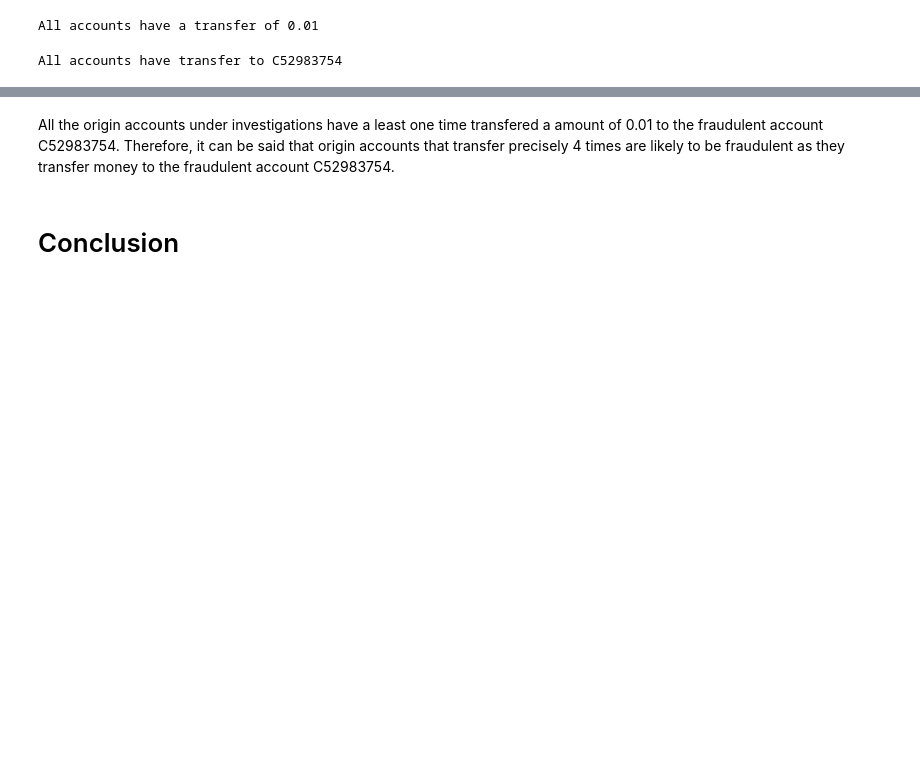
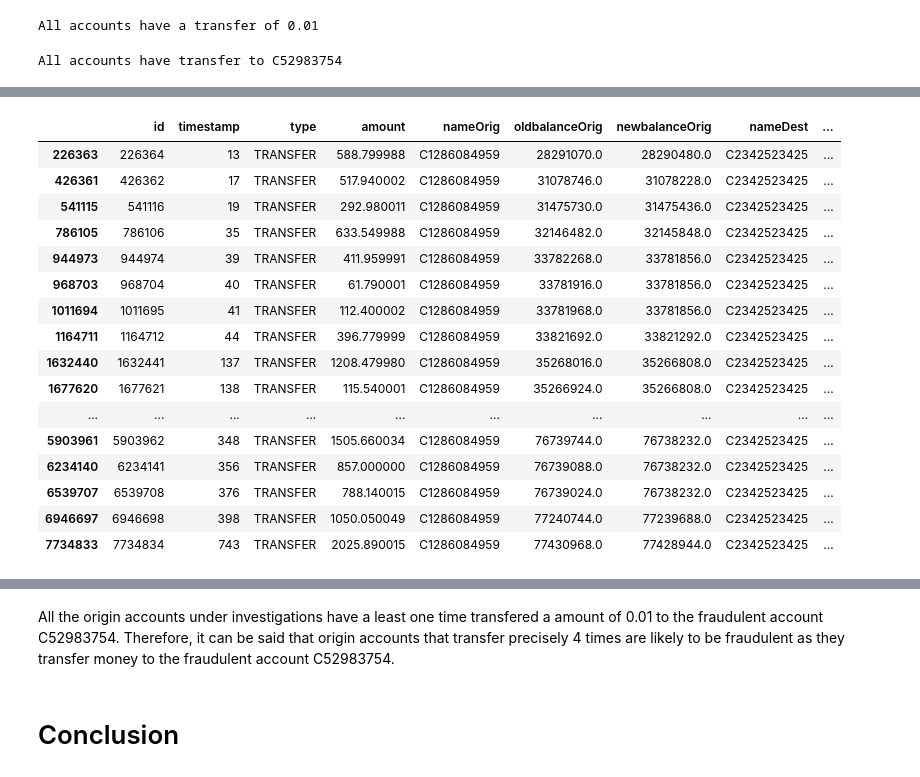
Before and after one commit to eboateng/FoDA, a Jupyter notebook: Assignment 1/Assignment1_group2.ipynb, the cells around one changed output, grey strips where cells are left out. Cells and saved outputs as stored; diff of their text form; code cells hidden in the pictures; blank space fills up the shorter version.

```diff
--- a/Assignment 1/Assignment1_group2.ipynb
+++ b/Assignment 1/Assignment1_group2.ipynb
@@ -90,15 +90,11 @@ for row in curs.execute('PRAGMA table_info(transaction_data)'):
 # %%
 ## Get the data description
 
-##convert data types of columns from string to numeric
-convert_list =["amount",
-               "oldbalanceOrig",
-               "newbalanceOrig",
-               "oldbalanceDest",
-               "newbalanceDest"]
-
 ## convert the str columns of convert_list to numeric
-df[convert_list] = df[convert_list].apply(pd.to_numeric)
+df = df.astype({"amount":"float32", "oldbalanceOrig":"float32",
+               "newbalanceOrig":"float32",
+               "oldbalanceDest":"float32",
+               "newbalanceDest":"float32"})
 
 
 data_shape = df.shape
@@ -124,8 +120,11 @@ df.plot(x='amount', y='timestamp', kind='scatter',
         figsize=(10,6),
         title='Amounts transferred over timestamps')
 
-orig_n = len(pd.unique(df['nameOrig']))
-dest_n = len(pd.unique(df['nameDest']))
+origAcc = pd.unique(df['nameOrig']).tolist()
+destAcc = pd.unique(df['nameDest']).tolist()
+
+orig_n = len(origAcc)
+dest_n = len(destAcc)
 
 
 print("\nNo.of. origin accounts :", orig_n)
@@ -569,0 +606,2 @@ All accounts have transfer to C52983754
+# %%
+df = df.drop(columns=['s_oldbalanceOrig', 's_newbalanceOrig'])
@@ -569,0 +631,20 @@ All accounts have transfer to C52983754
+# %%
+df.loc[df['nameOrig'] == 'C1286084959']
+# %% [output]
+|  | id | timestamp | type | amount | nameOrig | oldbalanceOrig | newbalanceOrig | nameDest | ... |
+| 226363 | 226364 | 13 | TRANSFER | 588.799988 | C1286084959 | 28291070.0 | 28290480.0 | C2342523425 | ... |
+| 426361 | 426362 | 17 | TRANSFER | 517.940002 | C1286084959 | 31078746.0 | 31078228.0 | C2342523425 | ... |
+| 541115 | 541116 | 19 | TRANSFER | 292.980011 | C1286084959 | 31475730.0 | 31475436.0 | C2342523425 | ... |
+| 786105 | 786106 | 35 | TRANSFER | 633.549988 | C1286084959 | 32146482.0 | 32145848.0 | C2342523425 | ... |
+| 944973 | 944974 | 39 | TRANSFER | 411.959991 | C1286084959 | 33782268.0 | 33781856.0 | C2342523425 | ... |
+| 968703 | 968704 | 40 | TRANSFER | 61.790001 | C1286084959 | 33781916.0 | 33781856.0 | C2342523425 | ... |
+| 1011694 | 1011695 | 41 | TRANSFER | 112.400002 | C1286084959 | 33781968.0 | 33781856.0 | C2342523425 | ... |
+| 1164711 | 1164712 | 44 | TRANSFER | 396.779999 | C1286084959 | 33821692.0 | 33821292.0 | C2342523425 | ... |
+| 1632440 | 1632441 | 137 | TRANSFER | 1208.479980 | C1286084959 | 35268016.0 | 35266808.0 | C2342523425 | ... |
+| 1677620 | 1677621 | 138 | TRANSFER | 115.540001 | C1286084959 | 35266924.0 | 35266808.0 | C2342523425 | ... |
+| ... | ... | ... | ... | ... | ... | ... | ... | ... | ... |
+| 5903961 | 5903962 | 348 | TRANSFER | 1505.660034 | C1286084959 | 76739744.0 | 76738232.0 | C2342523425 | ... |
+| 6234140 | 6234141 | 356 | TRANSFER | 857.000000 | C1286084959 | 76739088.0 | 76738232.0 | C2342523425 | ... |
+| 6539707 | 6539708 | 376 | TRANSFER | 788.140015 | C1286084959 | 76739024.0 | 76738232.0 | C2342523425 | ... |
+| 6946697 | 6946698 | 398 | TRANSFER | 1050.050049 | C1286084959 | 77240744.0 | 77239688.0 | C2342523425 | ... |
+| 7734833 | 7734834 | 743 | TRANSFER | 2025.890015 | C1286084959 | 77430968.0 | 77428944.0 | C2342523425 | ... |
```
Also changed, not shown: parts of 10 cells of this notebook.
